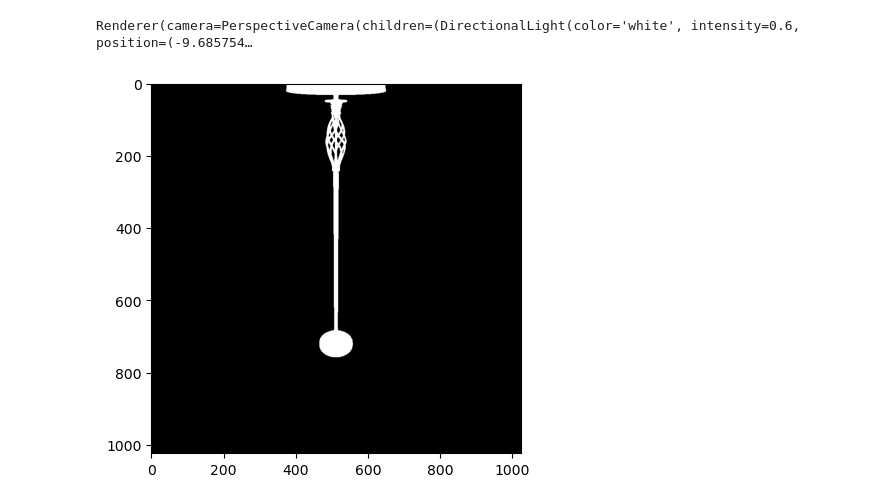
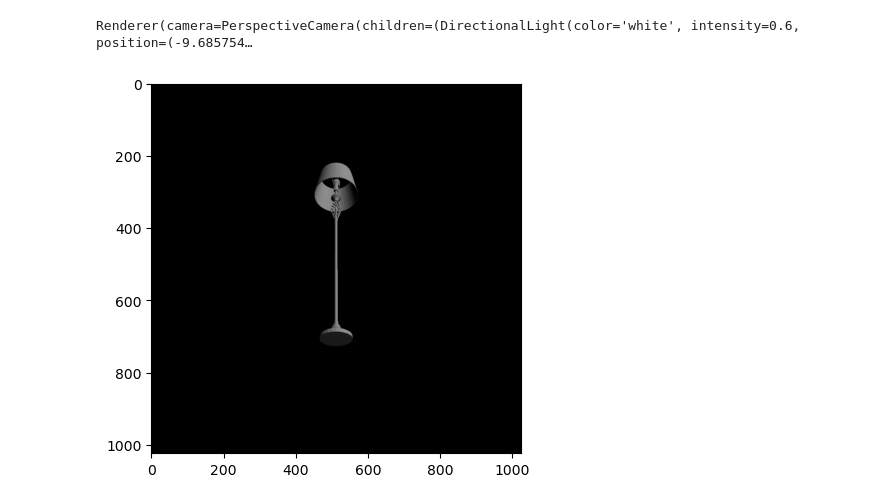
Before and after one commit to n-khalil/SATR-tests, a Jupyter notebook: test_SATR.ipynb, the cells around one changed output. Cells and saved outputs as stored; diff of their text form; code cells hidden in the pictures.

Commit message:
Fixed visualizing images in test_SATR.ipynb

```diff
--- a/test_SATR.ipynb
+++ b/test_SATR.ipynb
@@ -77,51 +77,83 @@ Renderer(camera=PerspectiveCamera(children=(DirectionalLight(color='white', inte
 # %%
 # Show a sample of rendered images
 gen = torch.Generator()
+gen.seed()
 std = 4
 center_elev = 0
 center_azim = 3.14
 elev = torch.randn(1, generator=gen) * np.pi / std + center_elev
 azim = torch.randn(1, generator=gen) * 2 * np.pi / std + center_azim
 r = 2
 x = r * torch.cos(elev) * torch.cos(azim)
 y = r * torch.sin(elev)
 z = r * torch.cos(elev) * torch.sin(azim)
 pos = torch.tensor([x, y, z]).unsqueeze(0).to(device)
 center = vertices_tensor.mean(dim = 0).to(device)
 look_at = center-pos
 # look_at = -pos
 direction = torch.tensor([0.0, 1.0, 0.0]).unsqueeze(0).to(device)
-camera_proj = kal.render.camera.generate_transformation_matrix(pos, look_at, direction).to(device)
+camera_transform = kal.render.camera.generate_transformation_matrix(pos, look_at, direction).to(device)
+lights=torch.tensor([1.0, 1.0, 1.0, 1.0, 0.0, 0.0, 0.0, 0.0, 0.0])
+lights = lights.unsqueeze(0).to(device)
+background = torch.tensor([0.0, 0.0, 0.0]).to(device)
+
 (
     face_vertices_camera,
     face_vertices_image,
     face_normals,
 ) = kal.render.mesh.prepare_vertices(
     mesh.vertices.to(device),
     mesh.faces.to(device),
     kal.render.camera.generate_perspective_projection(np.pi / 3).to(device),
-    camera_transform=camera_proj,
+    camera_transform=camera_transform,
 )
 
+face_attributes = kal.ops.mesh.index_vertices_by_faces(
+            torch.ones(1, len(mesh.vertices), 3).to(device)
+            * torch.tensor([0.5, 0.5, 0.5]).unsqueeze(0).unsqueeze(0).to(device),
+            faces_tensor,
+        ).to(device)
+face_attributes = [
+                face_attributes,  # Colors
+                torch.ones((1, faces.shape[0], 3, 1), device=device),  # hard seg. mask
+            ]
 image_features, soft_mask, face_idx = kal.render.mesh.dibr_rasterization(
     1024,
     1024,
     face_vertices_camera[:, :, :, -1],
     face_vertices_image,
-    kal.ops.mesh.index_vertices_by_faces(
-            torch.ones(1, len(mesh.vertices), 3).to(device)
-            * torch.tensor([0.5, 0.5, 0.5]).unsqueeze(0).unsqueeze(0).to(device),
-            faces_tensor,
-        ).to(device),
+    face_attributes,
     face_normals[:, :, -1],
 )
-image = image_features.squeeze(0).detach().cpu().numpy()
-image[image > 0.4] = 255
-image = image.astype(np.uint8)
-plt.imshow(image)
+image_features, mask = image_features
+image_normals = face_normals[:, face_idx].squeeze(0)
+
+image = torch.clamp(image_features, 0.0, 1.0)
+
+image_lighting = kal.render.mesh.spherical_harmonic_lighting(
+    image_normals, lights
+).unsqueeze(0)
+
+image = image * image_lighting.repeat(1, 3, 1, 1).permute(
+    0, 2, 3, 1
+).to(device)
+
+
+background_mask = torch.zeros(image.shape).to(device)
+mask = mask.squeeze(-1)
+background_idx = torch.where(mask == 0)
+assert torch.all(
+    image[background_idx] == torch.zeros(3).to(device)
+)  # Remove it may be taking a lot of time
+background_mask[
+    background_idx
+] = background  # .repeat(background_idx[0].shape)
+image = torch.clamp(image + background_mask, 0.0, 1.0)
+
+plt.imshow(image.squeeze().cpu().numpy())
 plt.show()
 # %% [output]
-[figure, old version]
+[figure, new version]
 # %%
 gmPrediction = GM.predict(image, 'body, lamp')
 print(gmPrediction[1])
```
Also changed, not shown: parts of 3 cells of this notebook, 2 other files.
